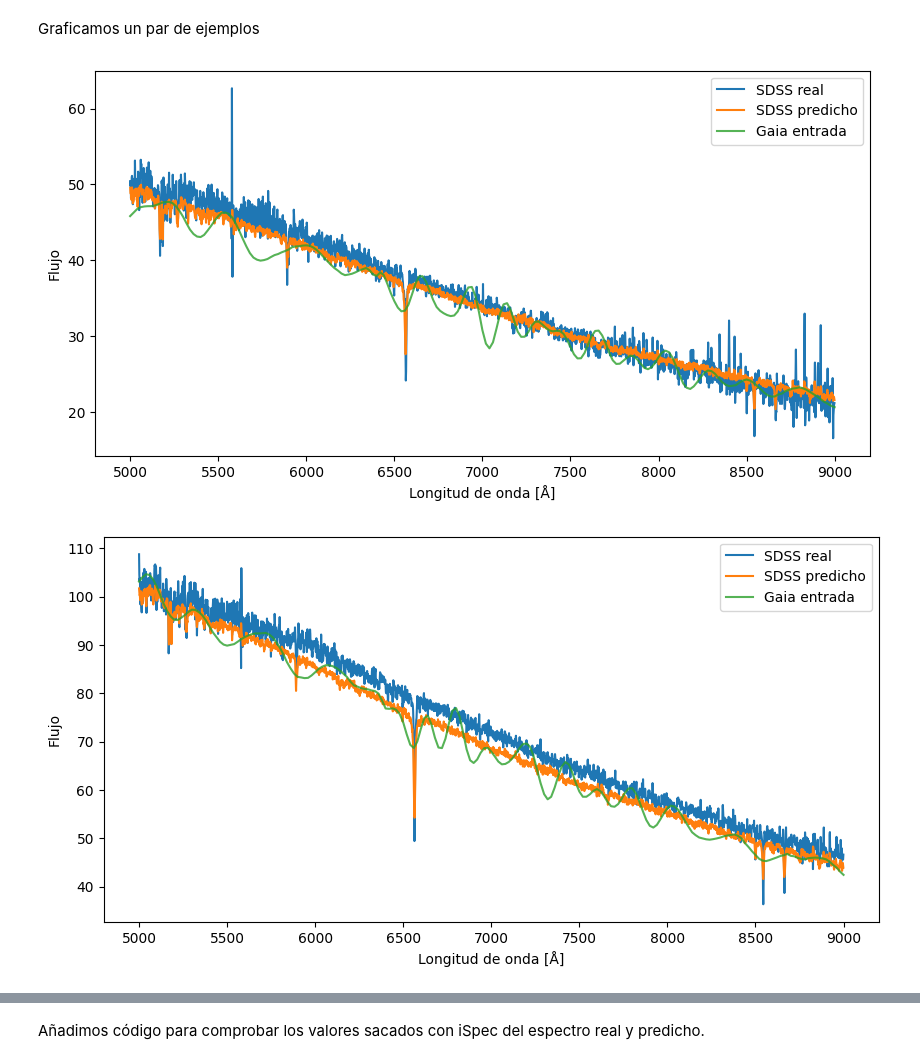
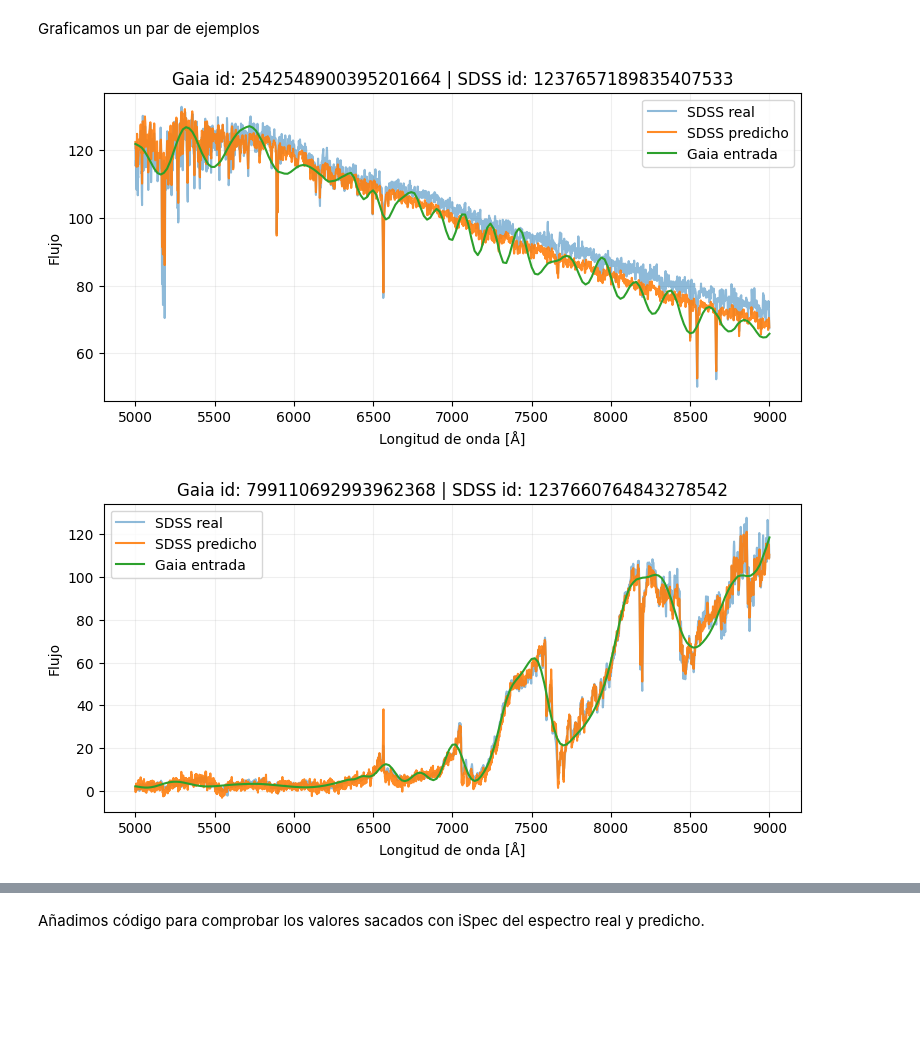
Before and after one commit to javier-cacho-master-ai/trabajo-fin-master, a Jupyter notebook: solution/models/model-training-dense.ipynb, the cells around one changed output, grey strips where cells are left out. Drawn from its saved outputs; the diff is of its cells as text; code cells hidden in the pictures; blank space fills up the shorter version.

```diff
--- a/solution/models/model-training-dense.ipynb
+++ b/solution/models/model-training-dense.ipynb
@@ -200,31 +176,31 @@ y_pred_global = y_pred_norm_global * y_std + y_mean
 # %% [markdown]
 Graficamos un par de ejemplos
 # %%
-i = 123
-
-plt.figure(figsize=(10, 5))
-plt.plot(sdss_wavelength, y_test[i], label="SDSS real")
-plt.plot(sdss_wavelength, y_pred_global[i], label="SDSS predicho")
-plt.plot(gaia_wavelength, X_test[i], label="Gaia entrada", alpha=0.8)
-plt.xlabel("Longitud de onda [Å]")
-plt.ylabel("Flujo")
-plt.legend()
-plt.show()
+plot_prediction_example(
+    245,
+    sdss_wavelength,
+    gaia_wavelength,
+    y_test,
+    y_pred_global,
+    y_id_test,
+    X_test,
+    X_id_test
+)
 # %% [output]
-[figure, old version]
+[figure, new version]
 # %%
-i = 191
-
-plt.figure(figsize=(10, 5))
-plt.plot(sdss_wavelength, y_test[i], label="SDSS real")
-plt.plot(sdss_wavelength, y_pred_global[i], label="SDSS predicho")
-plt.plot(gaia_wavelength, X_test[i], label="Gaia entrada", alpha=0.8)
-plt.xlabel("Longitud de onda [Å]")
-plt.ylabel("Flujo")
-plt.legend()
-plt.show()
+plot_prediction_example(
+    10,
+    sdss_wavelength,
+    gaia_wavelength,
+    y_test,
+    y_pred_global,
+    y_id_test,
+    X_test,
+    X_id_test
+)
 # %% [output]
-[figure, old version]
+[figure, new version]
 # %%
 test_loss, test_mae, test_mse = model.evaluate(
     X_test_norm_global,
```
Also changed, not shown: parts of 27 cells of this notebook, 1 other file.
